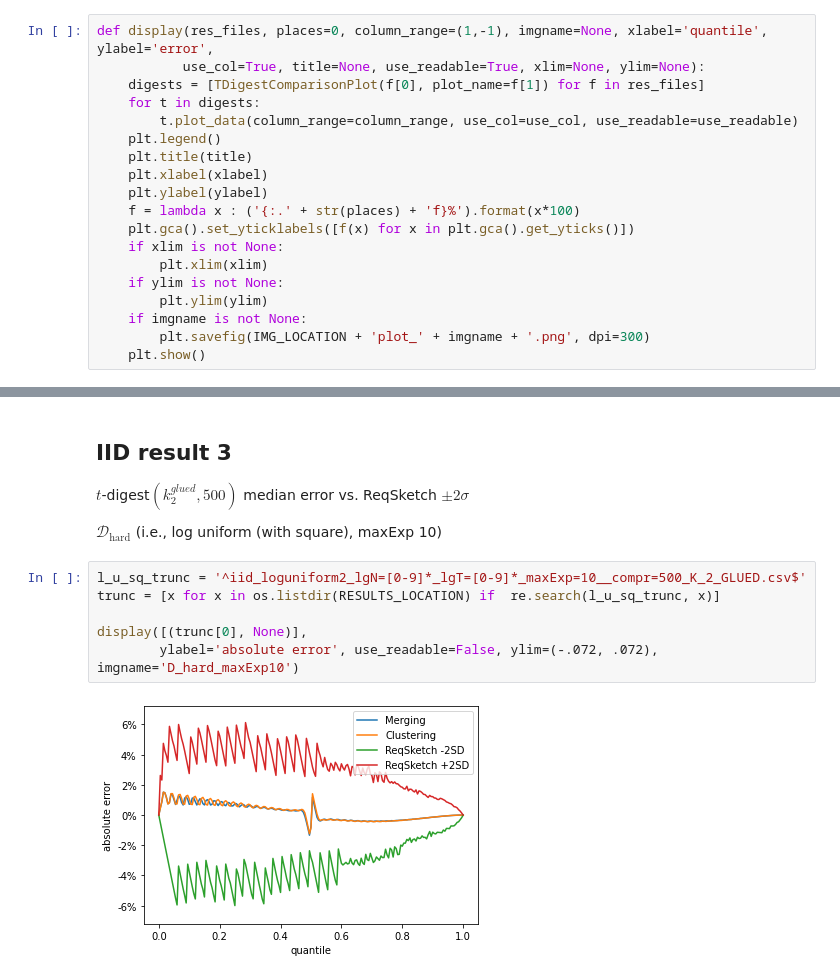
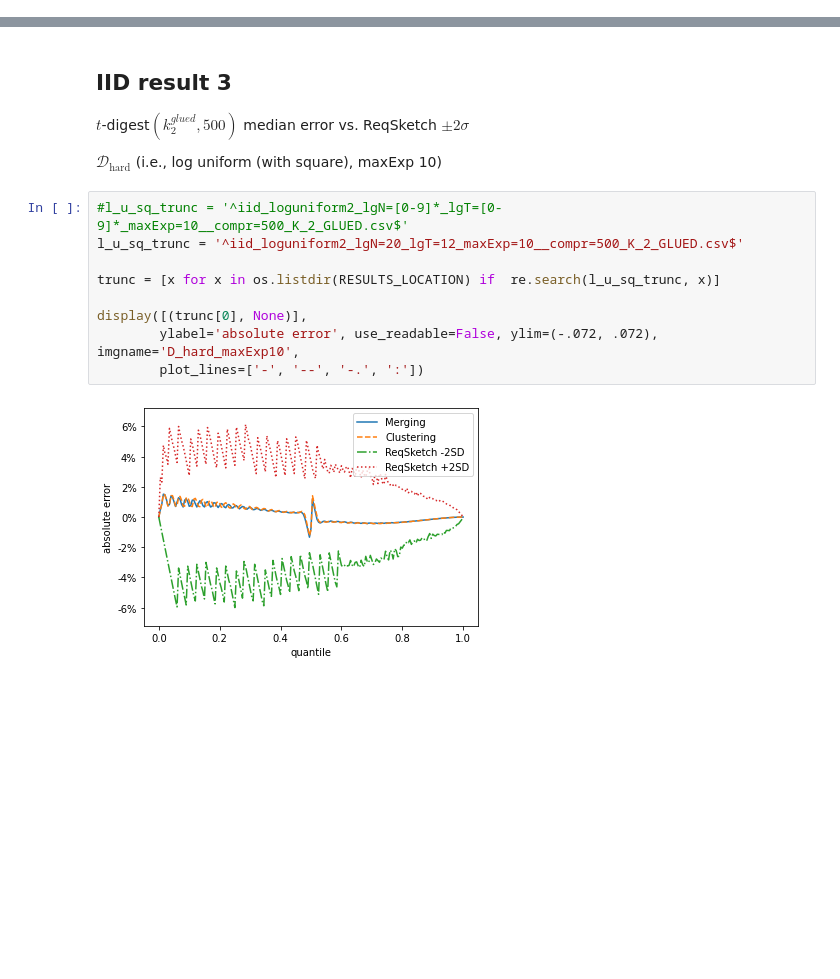
Before and after one commit to PavelVesely/t-digest, a Jupyter notebook: docs/python/adversarial_plots/notebooks/error_plots.ipynb, the cells around one changed output, grey strips where cells are left out. Drawn from its saved outputs; the diff is of its cells as text; blank space fills up the shorter version.

Commit message:
add plots, modify experiments to write all centroid data, fix local overlap notebook, update README

```diff
--- a/docs/python/adversarial_plots/notebooks/error_plots.ipynb
+++ b/docs/python/adversarial_plots/notebooks/error_plots.ipynb
@@ -51,22 +85,3 @@ class TDigestComparisonPlot(object):
-# %%
-def display(res_files, places=0, column_range=(1,-1), imgname=None, xlabel='quantile', ylabel='error',
-           use_col=True, title=None, use_readable=True, xlim=None, ylim=None):
-    digests = [TDigestComparisonPlot(f[0], plot_name=f[1]) for f in res_files]
-    for t in digests:
-        t.plot_data(column_range=column_range, use_col=use_col, use_readable=use_readable)
-    plt.legend()
-    plt.title(title)
-    plt.xlabel(xlabel)
-    plt.ylabel(ylabel)
-    f = lambda x : ('{:.' + str(places) + 'f}%').format(x*100)
-    plt.gca().set_yticklabels([f(x) for x in plt.gca().get_yticks()])
-    if xlim is not None:
-        plt.xlim(xlim)
-    if ylim is not None:
-        plt.ylim(ylim)
-    if imgname is not None:
-        plt.savefig(IMG_LOCATION + 'plot_' + imgname + '.png', dpi=300)
-    plt.show()
 # %%
 # Error of $t$-digest$(k_0, 500)$ on carefully constructed input
 
@@ -180,10 +131,13 @@ $t$-digest$(k_2^{glued}, 500)$ median error vs. ReqSketch $\pm 2 \sigma$
 
 ${\mathcal{D}_{\mathrm{hard}}}$ (i.e., log uniform (with square), maxExp 10)
 # %%
-l_u_sq_trunc = '^iid_loguniform2_lgN=[0-9]*_lgT=[0-9]*_maxExp=10__compr=500_K_2_GLUED.csv$'
+#l_u_sq_trunc = '^iid_loguniform2_lgN=[0-9]*_lgT=[0-9]*_maxExp=10__compr=500_K_2_GLUED.csv$'
+l_u_sq_trunc = '^iid_loguniform2_lgN=20_lgT=12_maxExp=10__compr=500_K_2_GLUED.csv$'
+
 trunc = [x for x in os.listdir(RESULTS_LOCATION) if  re.search(l_u_sq_trunc, x)]
 
 display([(trunc[0], None)],
-        ylabel='absolute error', use_readable=False, ylim=(-.072, .072), imgname='D_hard_maxExp10')
+        ylabel='absolute error', use_readable=False, ylim=(-.072, .072), imgname='D_hard_maxExp10',
+        plot_lines=['-', '--', '-.', ':'])
 # %% [output]
-[figure, old version]
+[figure, new version]
```
Also changed, not shown: parts of 18 cells of this notebook, 10 other files.
